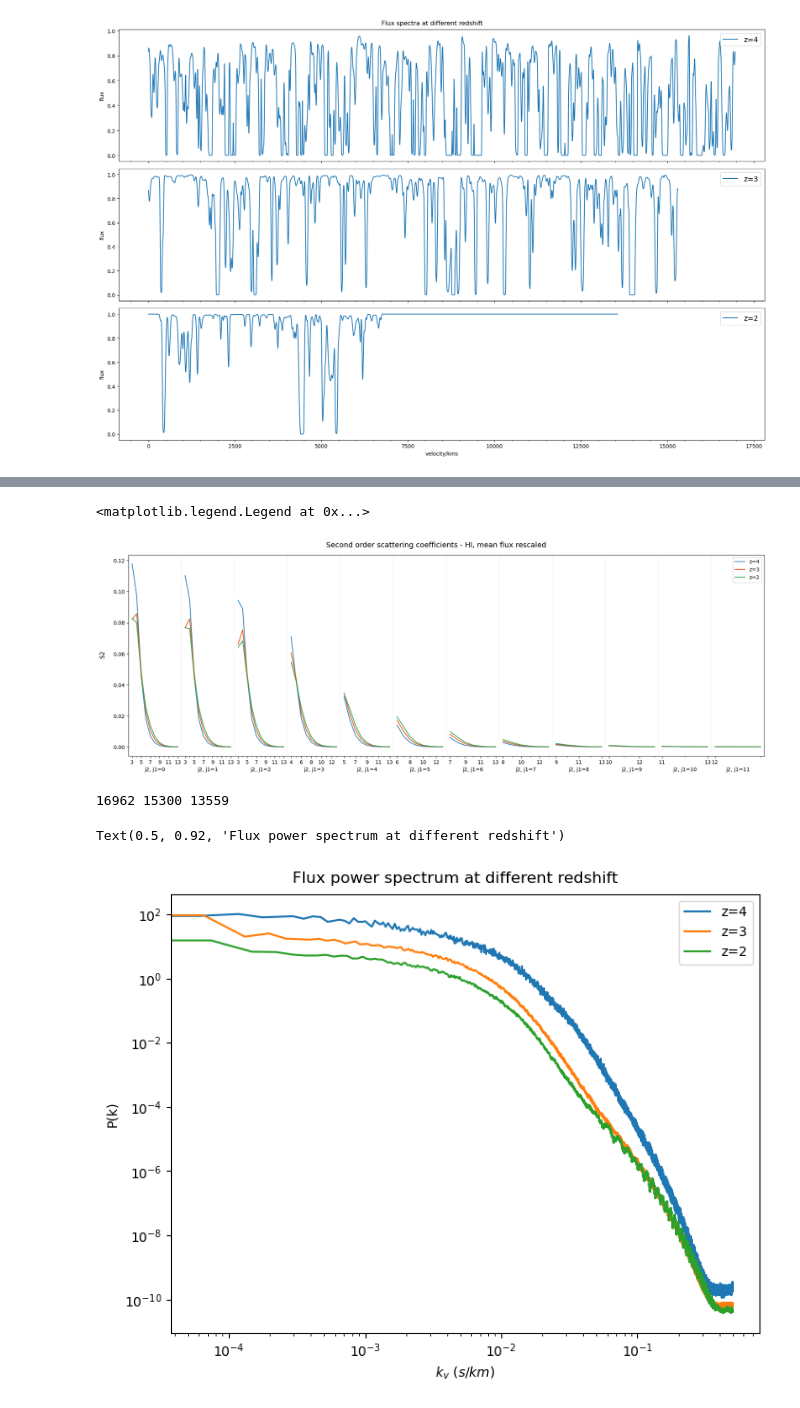
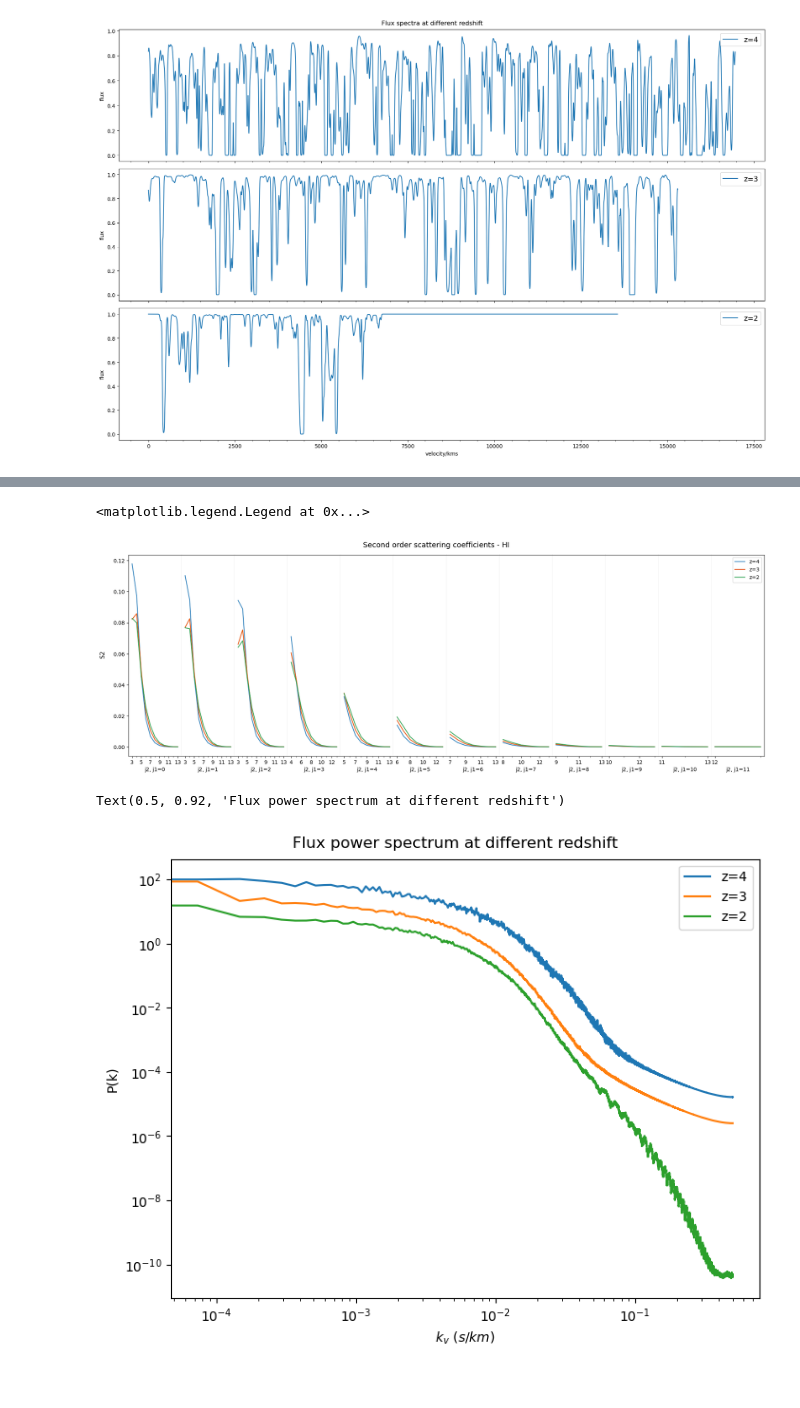
Before and after one commit to ryu-ship-it/lyman_alpha_scattering_transform, a Jupyter notebook: Hydrogen_redshift_compare.ipynb, the cells around one changed output, grey strips where cells are left out. Drawn from its saved outputs; the diff is of its cells as text; code cells hidden in the pictures.

Commit message:
scaled flux and compare PS with unnormalized S1

```diff
--- a/Hydrogen_redshift_compare.ipynb
+++ b/Hydrogen_redshift_compare.ipynb
@@ -128,7 +131,7 @@ axs.legend(fontsize=14)
 #plot the second order scattering
 fig, axes = plt.subplots(1, len(S2_z4_mean[:-1]), figsize=(22, 7), sharey=True)
 fig.subplots_adjust(wspace=0.0)
-fig.suptitle('Second order scattering coefficients - HI, mean flux rescaled', y=0.93, fontsize=14)
+fig.suptitle('Second order scattering coefficients - HI', y=0.93, fontsize=14)
 fig.supylabel('S2', x=0.09)
 
 for j, (ax, s2_z4, s2_z3, s2_z2) in enumerate(zip(axes, S2_z4_mean, S2_z3_mean, S2_z2_mean)):
@@ -149,34 +152,27 @@ handles, labels = ax.get_legend_handles_labels()
 fig.legend(handles, labels, bbox_to_anchor=(0.9, 0.88))
 # %% [output]
 <matplotlib.legend.Legend at 0x...>
-[figure, old version]
+[figure, new version]
 # %%
-ps_z4 = compute_flux_power_spectrum(flux_z4, 1)
-ps_z3 = compute_flux_power_spectrum(flux_z3, 1)
+ps_z4 = compute_flux_power_spectrum(flux_z4[:, :flux_z2.shape[1]], 1)
+ps_z3 = compute_flux_power_spectrum(flux_z3[:, :flux_z2.shape[1]], 1)
 ps_z2 = compute_flux_power_spectrum(flux_z2, 1)
 
 ps_z4_mean = ps_z4.mean(axis=0)
 ps_z3_mean = ps_z3.mean(axis=0)
 ps_z2_mean = ps_z2.mean(axis=0)
 # %%
-N_z4 = flux_z4.shape[1]
-N_z3 = flux_z3.shape[1]
 N_z2 = flux_z2.shape[1]
-print(N_z4, N_z3, N_z2)
-k_z4 = np.fft.fftfreq(N_z4, d=1)
-k_z3 = np.fft.fftfreq(N_z3, d=1)
 k_z2 = np.fft.fftfreq(N_z2, d=1)
-# %% [output]
-16962 15300 13559
 # %%
 fig, ax = plt.subplots(1, figsize=(8, 6))
-ax.loglog(k_z4[:N_z4//2], ps_z4_mean[:N_z4//2], label='z=4')
-ax.loglog(k_z3[:N_z3//2], ps_z3_mean[:N_z3//2], label='z=3')
+ax.loglog(k_z2[:N_z2//2], ps_z4_mean[:N_z2//2], label='z=4')
+ax.loglog(k_z2[:N_z2//2], ps_z3_mean[:N_z2//2], label='z=3')
 ax.loglog(k_z2[:N_z2//2], ps_z2_mean[:N_z2//2], label='z=2')
 ax.set_xlabel('$k_{v}$ $(s/km)$')
 ax.set_ylabel('P(k)')
 ax.legend()
 fig.suptitle('Flux power spectrum at different redshift',x=0.5, y=0.92)
 # %% [output]
 Text(0.5, 0.92, 'Flux power spectrum at different redshift')
-[figure, old version]
+[figure, new version]
```
Also changed, not shown: parts of 16 cells of this notebook.
